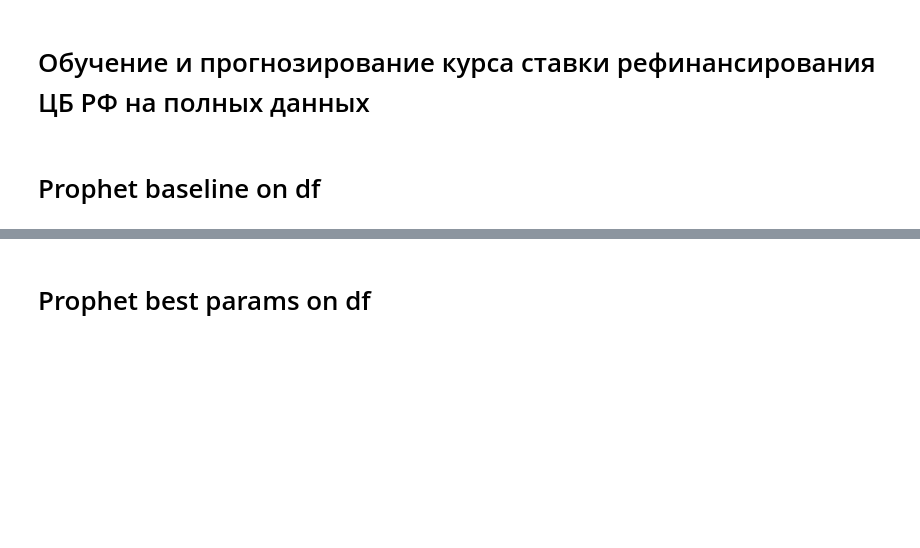
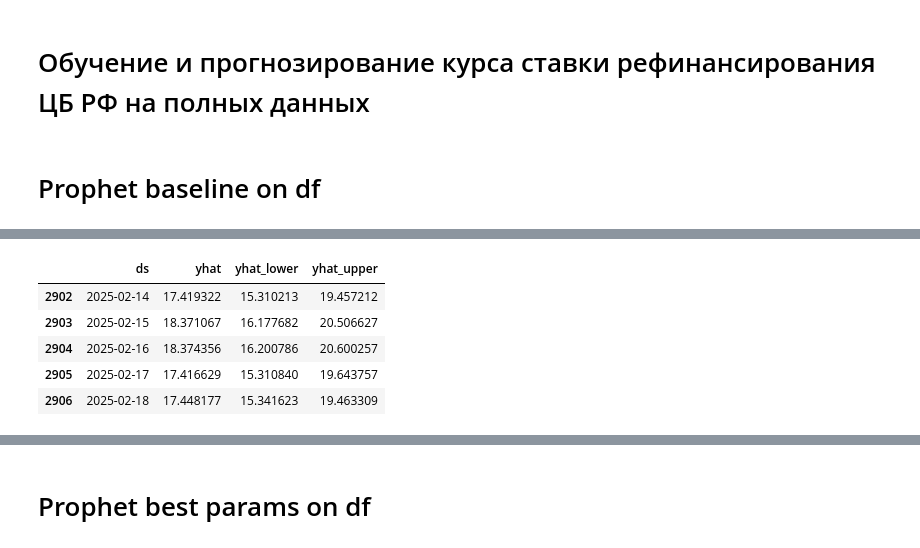
Before and after one commit to myxa95/01_Prediction_of_the_key_rate_in_the_Russian_Federation_MLOps, a Jupyter notebook: notebooks/Baseline_Tuning.ipynb, the cells around one changed output, grey strips where cells are left out. Cells and saved outputs as stored; diff of their text form; code cells hidden in the pictures; blank space fills up the shorter version.

```diff
--- a/notebooks/Baseline_Tuning.ipynb
+++ b/notebooks/Baseline_Tuning.ipynb
@@ -314,8 +421,15 @@ prophet_bl.fit(df)
 # %%
 # Создание df с прогнозом
-future_bl = prophet_bl.make_future_dataframe(periods=pred_days_forecast, freq='D')
+future_bl = prophet_bl.make_future_dataframe(periods=config['train']['pred_days_forecast'], freq='D')
 forecast_bl = prophet_bl.predict(future_bl)
 forecast_bl[['ds', 'yhat', 'yhat_lower', 'yhat_upper']].tail()
+# %% [output]
+|  | ds | yhat | yhat_lower | yhat_upper |
+| 2902 | 2025-02-14 | 17.419322 | 15.310213 | 19.457212 |
+| 2903 | 2025-02-15 | 18.371067 | 16.177682 | 20.506627 |
+| 2904 | 2025-02-16 | 18.374356 | 16.200786 | 20.600257 |
+| 2905 | 2025-02-17 | 17.416629 | 15.310840 | 19.643757 |
+| 2906 | 2025-02-18 | 17.448177 | 15.341623 | 19.463309 |
 # %%
 # Смотрим график прогноза
 fig, ax = plt.subplots(1)
```
Also changed, not shown: parts of 49 cells of this notebook, 8 other files.
